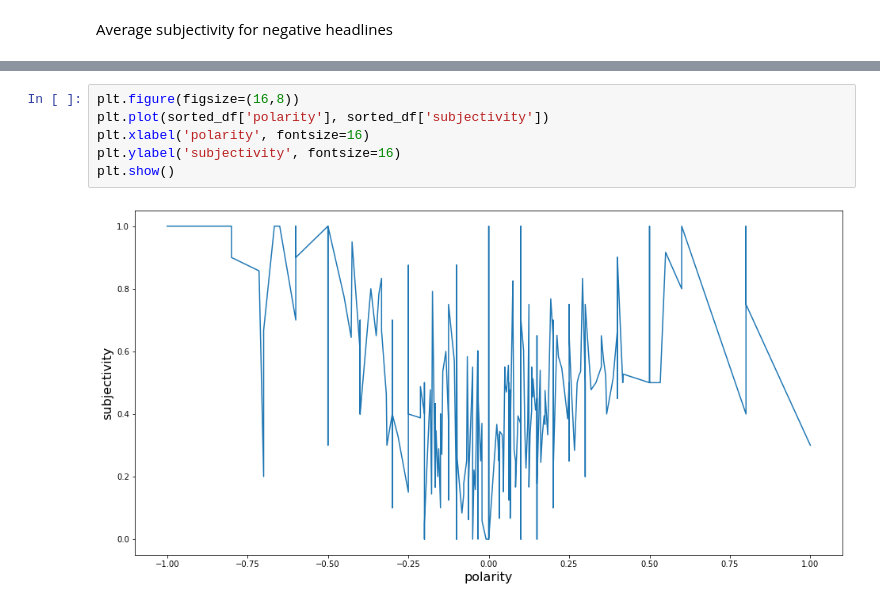
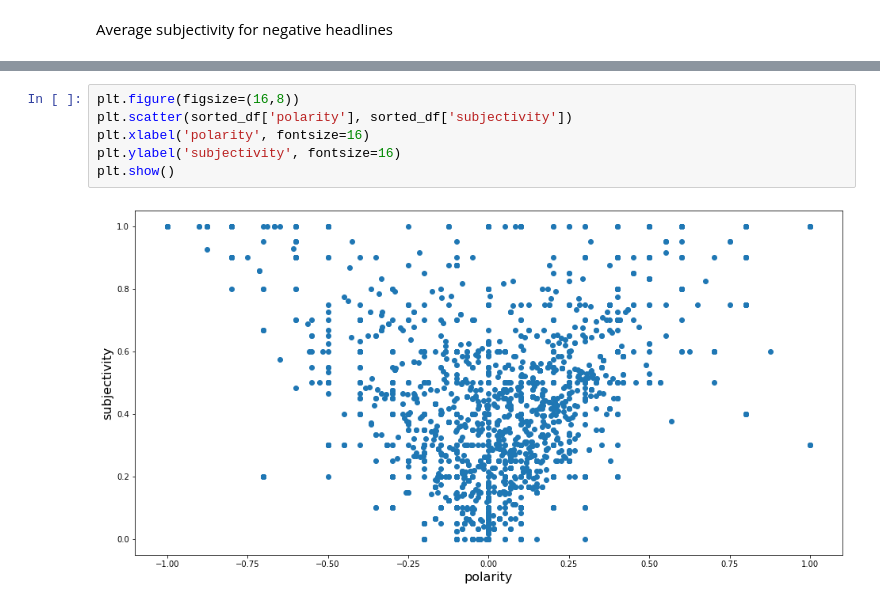
Before and after one commit to MarkyMan4/news-nlp-analysis, a Jupyter notebook: notebooks/sentiment_analysis.ipynb, the cells around one changed output, grey strips where cells are left out. Saved outputs shown, nothing was run; the diff lists cells and outputs as text.

```diff
--- a/notebooks/sentiment_analysis.ipynb
+++ b/notebooks/sentiment_analysis.ipynb
@@ -162,8 +163,8 @@ sorted_df
 # %%
 plt.figure(figsize=(16,8))
-plt.plot(sorted_df['polarity'], sorted_df['subjectivity'])
+plt.scatter(sorted_df['polarity'], sorted_df['subjectivity'])
 plt.xlabel('polarity', fontsize=16)
 plt.ylabel('subjectivity', fontsize=16)
 plt.show()
 # %% [output]
-[figure, old version]
+[figure, new version]
```
Also changed, not shown: parts of 9 cells of this notebook.
